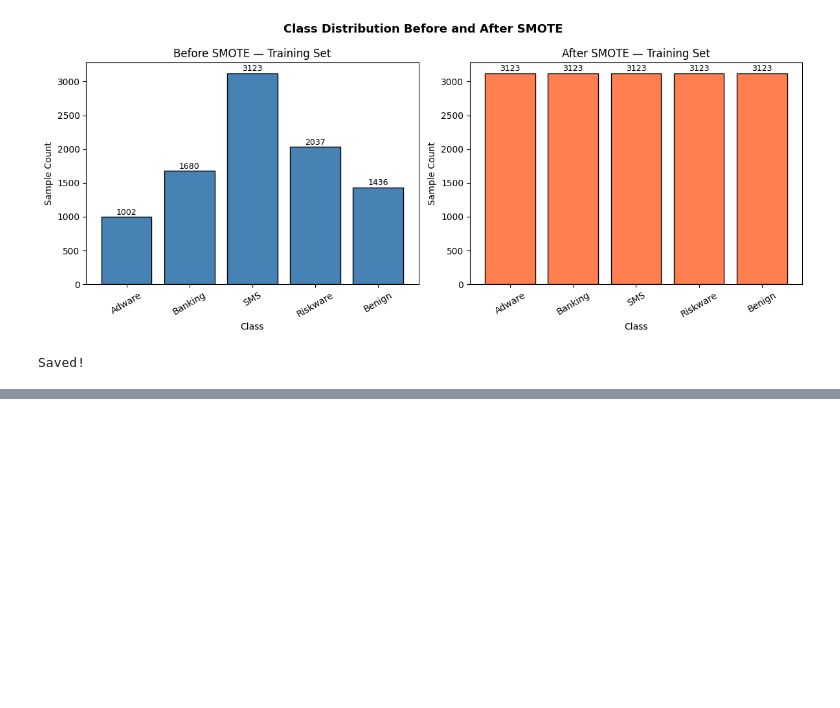
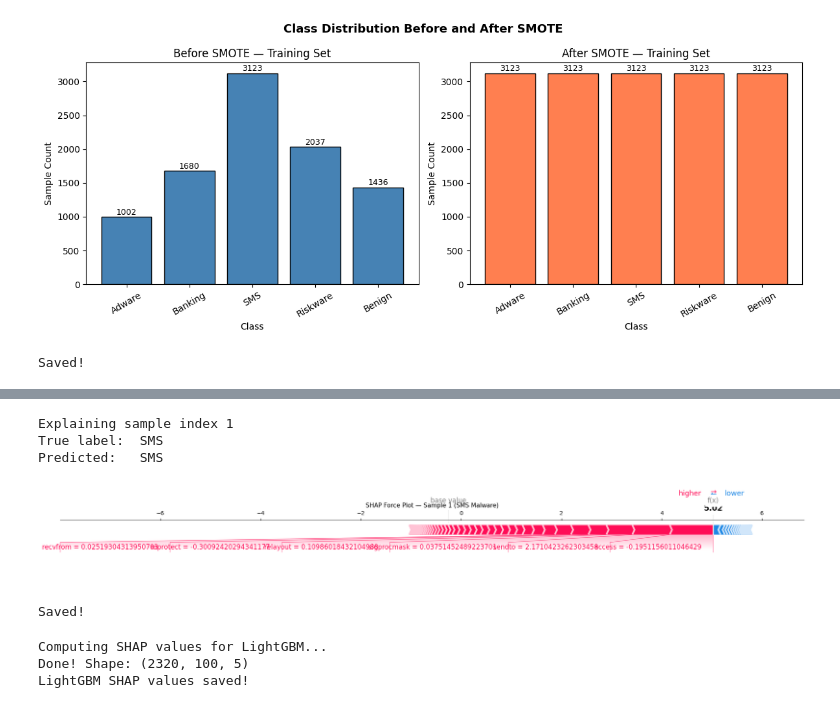
Before and after one commit to S-0120/XAI, a Jupyter notebook: XAI_Project.ipynb, the cells around one changed output, grey strips where cells are left out. Cells and saved outputs as stored; diff of their text form; code cells hidden in the pictures; blank space fills up the shorter version.

```diff
--- a/XAI_Project.ipynb
+++ b/XAI_Project.ipynb
@@ -1704,0 +1832,44 @@ Saved!
+# %%
+sms_indices = np.where(y_test == 2)[0]
+sample_idx  = sms_indices[0]
+
+print(f"Explaining sample index {sample_idx}")
+print(f"True label:  {classes[y_test[sample_idx]]}")
+print(f"Predicted:   {classes[xgb.predict(X_test_final[sample_idx:sample_idx+1])[0]]}")
+
+shap.force_plot(
+    explainer_xgb.expected_value[2],
+    shap_values_xgb[sample_idx, :, 2],   # fixed: single sample, class 2
+    X_test_final[sample_idx],
+    feature_names=top_features,
+    matplotlib=True,
+    show=False
+)
+plt.title(f'SHAP Force Plot — Sample {sample_idx} (SMS Malware)', fontsize=11)
+plt.tight_layout()
+plt.savefig(MODELS_PATH + 'shap_force_plot.png', dpi=150, bbox_inches='tight')
+plt.show()
+print("Saved!")
+# %% [output]
+Explaining sample index 1
+True label:  SMS
+Predicted:   SMS
+[figure, added]
+Saved!
+# %%
+# Compute LightGBM SHAP values
+explainer_lgbm = shap.TreeExplainer(lgbm_base)
+
+print("Computing SHAP values for LightGBM...")
+shap_values_lgbm = explainer_lgbm.shap_values(X_test_final)
+shap_values_lgbm = np.array(shap_values_lgbm)
+
+print(f"Done! Shape: {shap_values_lgbm.shape}")
+
+# Save immediately
+np.save(MODELS_PATH + 'shap_values_lgbm.npy', shap_values_lgbm)
+print("LightGBM SHAP values saved!")
+# %% [output]
+Computing SHAP values for LightGBM...
+Done! Shape: (2320, 100, 5)
+LightGBM SHAP values saved!
```
Also changed, not shown: parts of 23 cells of this notebook.
